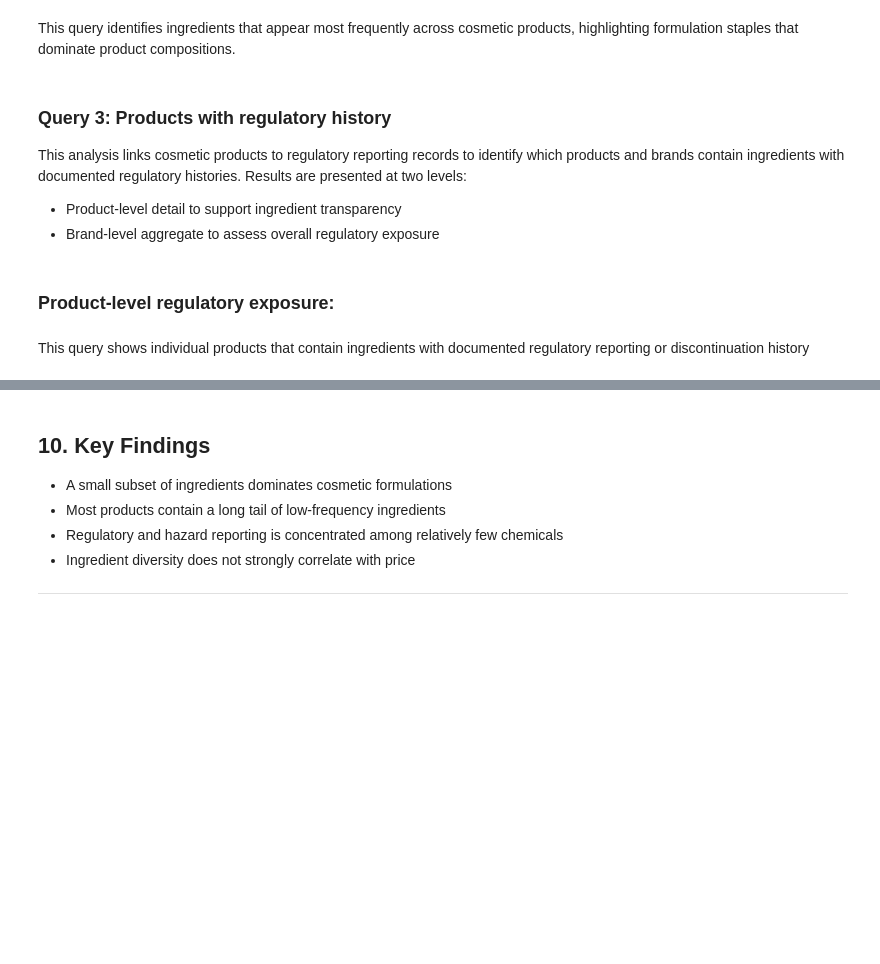
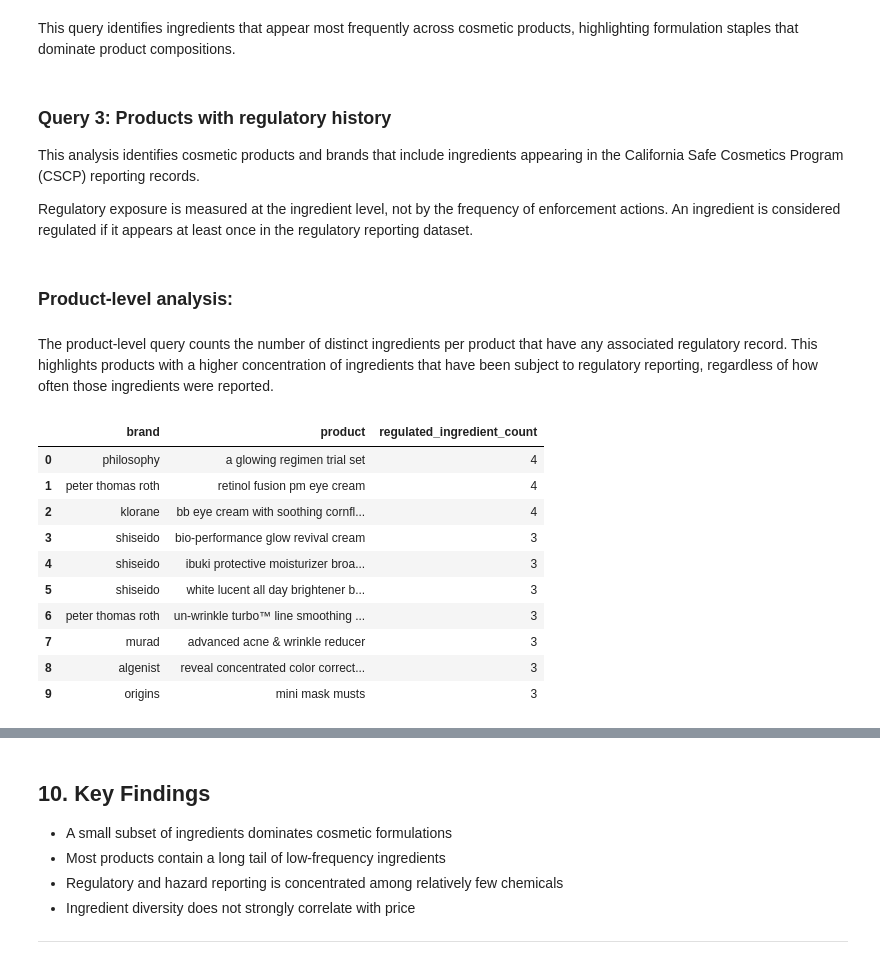
Before and after one commit to angelakberry/beauty_wizard, a Jupyter notebook: beauty_wizard.ipynb, the cells around one changed output, grey strips where cells are left out. Cells and saved outputs as stored; diff of their text form; code cells hidden in the pictures; blank space fills up the shorter version.

```diff
--- a/beauty_wizard.ipynb
+++ b/beauty_wizard.ipynb
@@ -560,32 +737,41 @@ This query identifies ingredients that appear most frequently across cosmetic pr
 # %% [markdown]
 ### Query 3: Products with regulatory history
 
-This analysis links cosmetic products to regulatory reporting records to identify which products and brands contain ingredients with documented regulatory histories. Results are presented at two levels:
-* Product-level detail to support ingredient transparency
-* Brand-level aggregate to assess overall regulatory exposure
+This analysis identifies cosmetic products and brands that include ingredients appearing in the California Safe Cosmetics Program (CSCP) reporting records.
+
+Regulatory exposure is measured at the ingredient level, not by the frequency of enforcement actions. An ingredient is considered regulated if it appears at least once in the regulatory reporting dataset.
 # %% [markdown]
-### Product-level regulatory exposure:
+### Product-level analysis:
 # %% [markdown]
-This query shows individual products that contain ingredients with documented regulatory reporting or discontinuation history
+The product-level query counts the number of distinct ingredients per product that have any associated regulatory record. This highlights products with a higher concentration of ingredients that have been subject to regulatory reporting, regardless of how often those ingredients were reported.
 # %%
 # Products with chemical reporting records
-
-conn = sqlite3.connect(DB_PATH)
-
 query_top_products_regulated_ingredients = """
 SELECT
     p.brand,
     p.product_name AS product,
     COUNT(DISTINCT pi.ingredient_id) AS regulated_ingredient_count
 FROM Products p
 JOIN ProductIngredients pi
     ON p.product_id = pi.product_id
 JOIN ChemicalReports cr
     ON pi.ingredient_id = cr.ingredient_id
 GROUP BY p.product_id
 ORDER BY regulated_ingredient_count DESC
 LIMIT 10;
 """
 
 df_top_products = pd.read_sql(query_top_products_regulated_ingredients, conn)
 df_top_products
+# %% [output]
+|  | brand | product | regulated_ingredient_count |
+| 0 | philosophy | a glowing regimen trial set | 4 |
+| 1 | peter thomas roth | retinol fusion pm eye cream | 4 |
+| 2 | klorane | bb eye cream with soothing cornfl... | 4 |
+| 3 | shiseido | bio-performance glow revival cream | 3 |
+| 4 | shiseido | ibuki protective moisturizer broa... | 3 |
+| 5 | shiseido | white lucent all day brightener b... | 3 |
+| 6 | peter thomas roth | un-wrinkle turbo™ line smoothing ... | 3 |
+| 7 | murad | advanced acne & wrinkle reducer | 3 |
+| 8 | algenist | reveal concentrated color correct... | 3 |
+| 9 | origins | mini mask musts | 3 |
```
Also changed, not shown: parts of 52 cells of this notebook.
